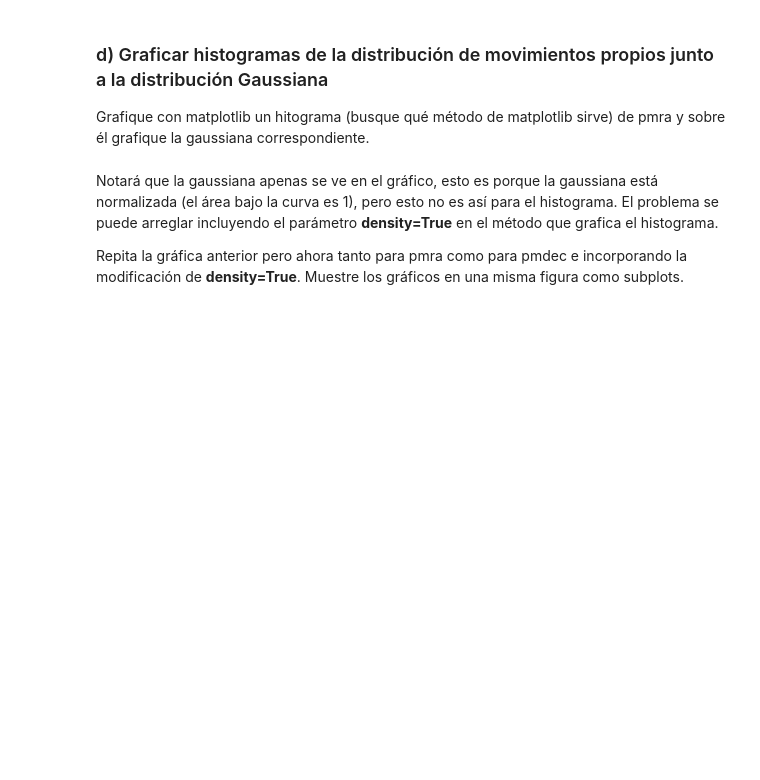
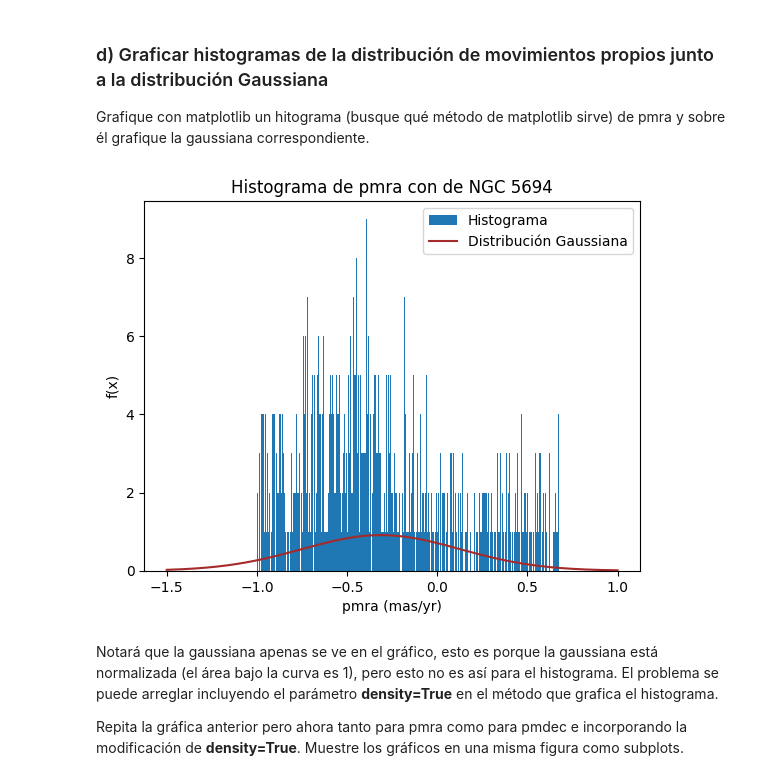
Before and after one commit to Xavier204/Tarea-2, a Jupyter notebook: Tarea2.ipynb, the cells around one changed output. Saved outputs shown, nothing was run; the diff lists cells and outputs as text; code cells hidden in the pictures; blank space fills up the shorter version.

```diff
--- a/Tarea2.ipynb
+++ b/Tarea2.ipynb
@@ -102,7 +125,25 @@ fx_pmdec =
+# %%
+from scipy.stats import norm
+
+x_pmra = np.linspace(-1.5,1,300)
+fx_pmra = norm.pdf(x_pmra, mu_pmra, std_pmra)
+
+x_pmdec = np.linspace(-2.5,0.5,300)
+fx_pmdec = norm.pdf(x_pmdec, mu_pmdec, std_pmdec)
 # %% [markdown]
 ### d) Graficar histogramas de la distribución de movimientos propios junto a la distribución Gaussiana
 
 Grafique con matplotlib un hitograma (busque qué método de matplotlib sirve) de pmra y sobre él grafique la gaussiana correspondiente.
+# %%
+plt.hist(pmra, bins=300, label = 'Histograma')
+plt.plot(x_pmra, fx_pmra, color='brown', label = 'Distribución Gaussiana')
+plt.xlabel("pmra (mas/yr)")
+plt.ylabel("f(x)")
+plt.title("Histograma de pmra con de NGC 5694")
+plt.legend()
+plt.show()
+# %% [output]
+[figure, added]
 # %% [markdown]
 Notará que la gaussiana apenas se ve en el gráfico, esto es porque la gaussiana está normalizada (el área bajo la curva es 1), pero esto no es así para el histograma. El problema se puede arreglar incluyendo el parámetro **density=True** en el método que grafica el histograma.
 
```
Also changed, not shown: parts of 14 cells of this notebook.
